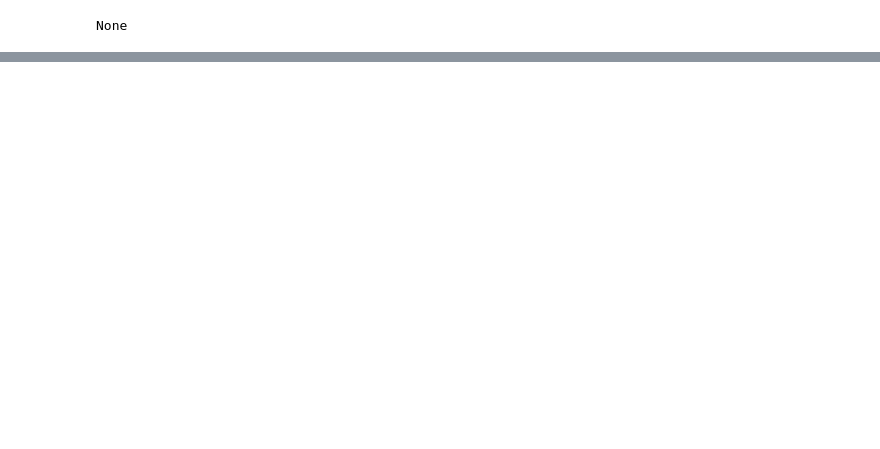
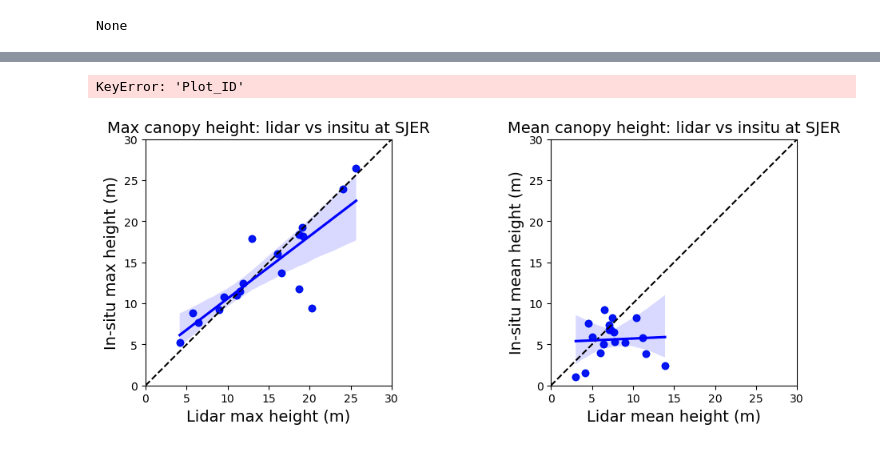
Before and after one commit to lechipman/lidar-uncertainty-2023-lchipman, a Jupyter notebook: lidar-uncertainty.ipynb, the cells around one changed output, grey strips where cells are left out. Drawn from its saved outputs; the diff is of its cells as text; code cells hidden in the pictures; blank space fills up the shorter version.

```diff
--- a/lidar-uncertainty.ipynb
+++ b/lidar-uncertainty.ipynb
@@ -39,0 +139,13 @@ None
+# %%
+def calc_insitu_height_stats(insitu_path):
+    """
+    Calculate insitu tree height data max and mean
+    """
+    sjer_insitu_df = (
+        pd.read_csv(insitu_path)
+        .groupby('plotid')
+        .stemheight
+        .agg(['max', 'mean'])
+        .rename(columns={'max': 'insitu_max', 'mean': 'insitu_mean'}))
+
+    return sjer_insitu_df
@@ -39,0 +194,57 @@ None
+# %%
+# need to fix the merge for SOAP
+calc_height_stats(
+    plots_path=soap_plots_path,
+    chm_path=soap_chm_path,
+    insitu_path=soap_insitu_path)
+# %% [output]
+KeyError: 'Plot_ID'
+# %%
+def plot_height(plots_path, chm_path, insitu_path, site_name):
+
+    plot_gdf = calc_height_stats(
+        plots_path=plots_path,
+        chm_path=chm_path,
+        insitu_path=insitu_path)
+
+    fig, (ax1, ax2) = plt.subplots(1, 2, figsize=(12,4))
+
+    ax1.scatter(plot_gdf.lidar_max, plot_gdf.insitu_max)
+    ax1.plot((0,1), (0,1), transform=ax1.transAxes, ls='--', c='k')
+    sns.regplot(x='lidar_max', y='insitu_max',
+                data=plot_gdf,
+                color='blue',
+                ax=ax1)
+    ax1.set(xlim=(0,30), ylim=(0,30), aspect='equal',
+           title=('Max canopy height: lidar vs insitu at {}'
+                  .format(site_name)),
+           xlabel='Lidar max height (m)',
+           ylabel='In-situ max height (m)')
+    ax1.xaxis.label.set_fontsize(14)
+    ax1.yaxis.label.set_fontsize(14)
+    ax1.title.set_fontsize(14)
+
+    ax2.scatter(plot_gdf.lidar_mean, plot_gdf.insitu_mean)
+    ax2.plot((0,1), (0,1), transform=ax2.transAxes, ls='--', c='k')
+    sns.regplot(x='lidar_mean', y='insitu_mean',
+                data=plot_gdf,
+                color='blue',
+                ax=ax2)
+    ax2.set(xlim=(0,30), ylim=(0,30), aspect='equal',
+           title=('Mean canopy height: lidar vs insitu at {}'
+                  .format(site_name)),
+           xlabel='Lidar mean height (m)',
+           ylabel='In-situ mean height (m)')
+    ax2.xaxis.label.set_fontsize(14)
+    ax2.yaxis.label.set_fontsize(14)
+    ax2.title.set_fontsize(14)
+
+    plt.show()
+
+plot_height(
+    plots_path=sjer_plots_path,
+    chm_path=sjer_chm_path,
+    insitu_path=sjer_insitu_path,
+    site_name='SJER')
+# %% [output]
+[figure, added]
```
Also changed, not shown: parts of 4 cells of this notebook.
